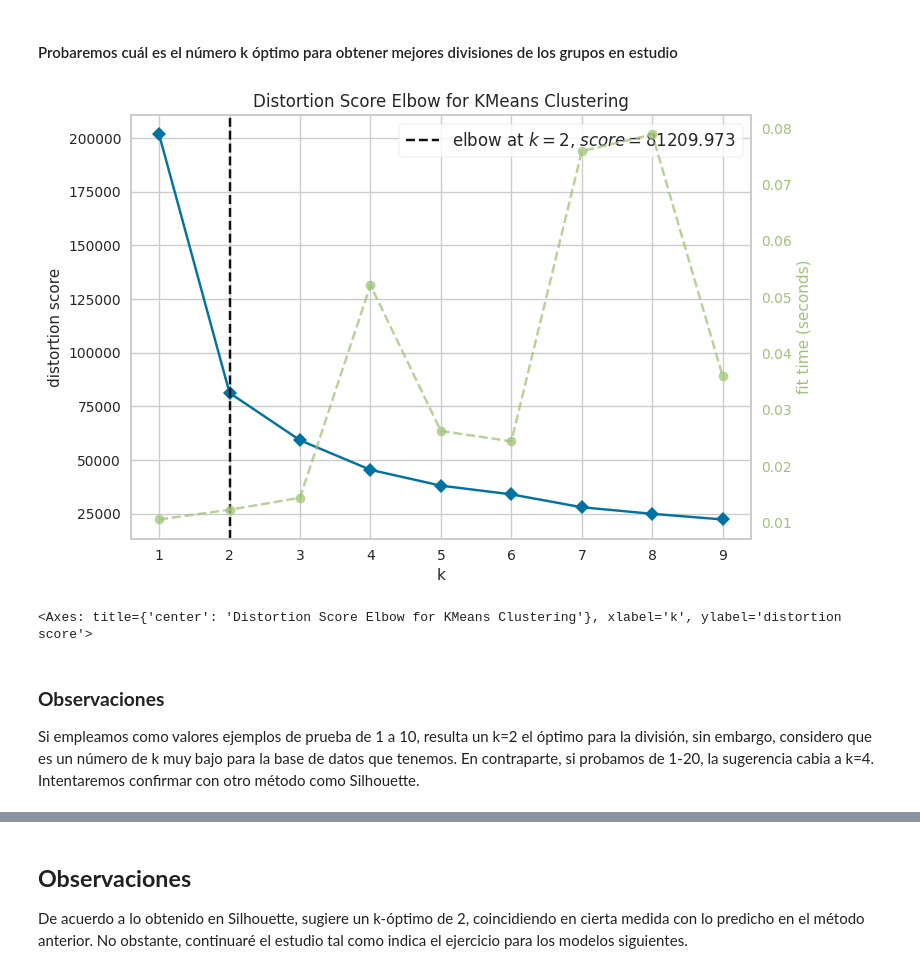
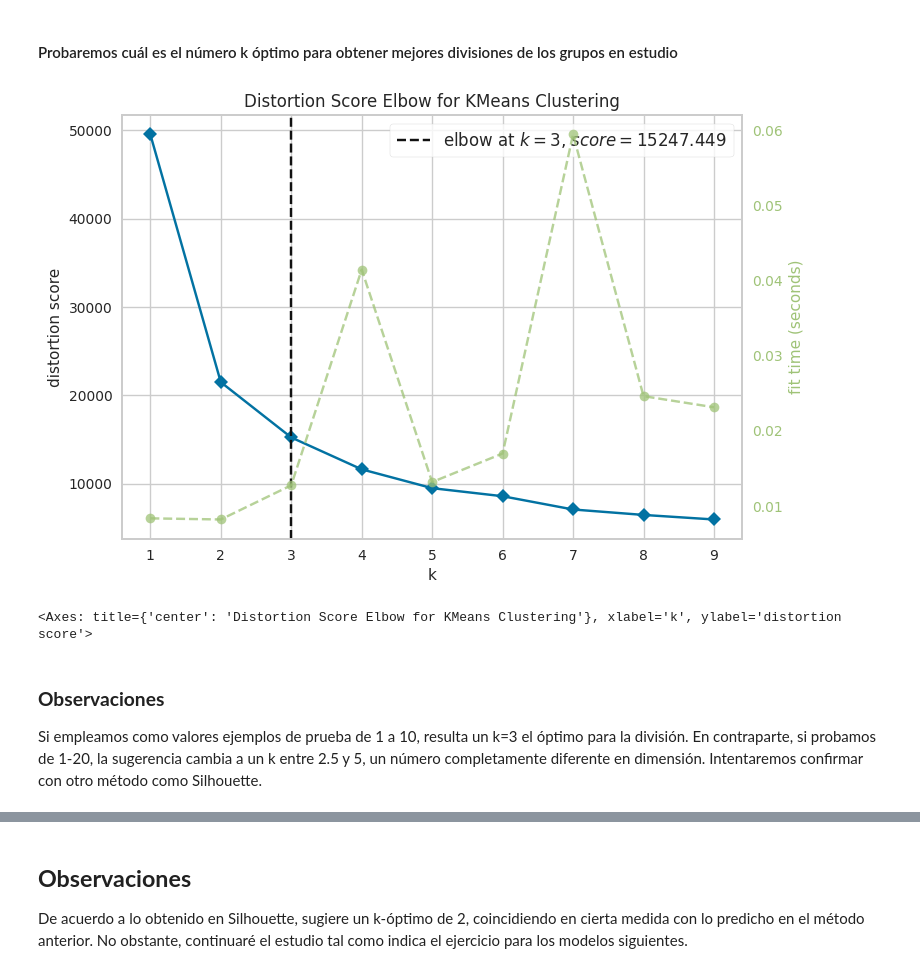
Before and after one commit to 4GeeksAcademy/K_means_ns_RDH, a Jupyter notebook: src/explore.ipynb, the cells around one changed output, grey strips where cells are left out. Cells and saved outputs as stored; diff of their text form; code cells hidden in the pictures.

```diff
--- a/src/explore.ipynb
+++ b/src/explore.ipynb
@@ -48,15 +48,23 @@ X
 # %%
 #Partición de datos sobre las variables que nos interesan del estudio.
 X_train, X_test = train_test_split(X, test_size=0.2, random_state=42)
+# %%
+#Escalado de variables
+
+# Escalar datos
+scaler_1 = StandardScaler()
+
+X_train_sc = scaler_1.fit_transform(X_train)
+X_test_sc = scaler_1.transform(X_test)
 # %%
 #Entrenar el K-means en 6 clusters
 kmeans_model = KMeans(n_clusters = 6, random_state = 42)
-kmeans_model.fit(X_train)
+kmeans_model.fit(X_train_sc)
 
 clusters_train = kmeans_model.labels_ #etiquetas obtenidas durante el entrenamiento
 
 #Predecir clusters para el X_test
-clusters_test = kmeans_model.predict(X_test)
+clusters_test = kmeans_model.predict(X_test_sc)
 # %%
 #Etiquetas numéricas para los grupos asignados en el modelo de entrenamiento sobre X-train
 clusters_train
@@ -131,14 +139,14 @@ El gráfico nos muestra con un k-means de 6 (grupos), una distribución de casas
 # %%
 #Probamos a través del método del codo sobre los datos de entrenamiento:
 elbow_vis = KElbowVisualizer(KMeans(random_state=42), k=(1, 10))
-elbow_vis.fit(X_train)
+elbow_vis.fit(X_train_sc)
 elbow_vis.show()
 # %% [output]
-[figure, old version]
+[figure, new version]
 <Axes: title={'center': 'Distortion Score Elbow for KMeans Clustering'}, xlabel='k', ylabel='distortion score'>
 # %% [markdown]
 ### **Observaciones**
-Si empleamos como valores ejemplos de prueba de 1 a 10, resulta un k=2 el óptimo para la división, sin embargo, considero que es un número de k muy bajo para la base de datos que tenemos. En contraparte, si probamos de 1-20, la sugerencia cabia a k=4. Intentaremos confirmar con otro método como Silhouette.
+Si empleamos como valores ejemplos de prueba de 1 a 10, resulta un k=3 el óptimo para la división. En contraparte, si probamos de 1-20, la sugerencia cambia a un k entre 2.5 y 5, un número completamente diferente en dimensión. Intentaremos confirmar con otro método como Silhouette.
 # %%
 # Probamos a través del método del codo sobre los datos de entrenamiento:
 # Definir el rango de número de clústeres para probar
```
Also changed, not shown: parts of 9 cells of this notebook.
